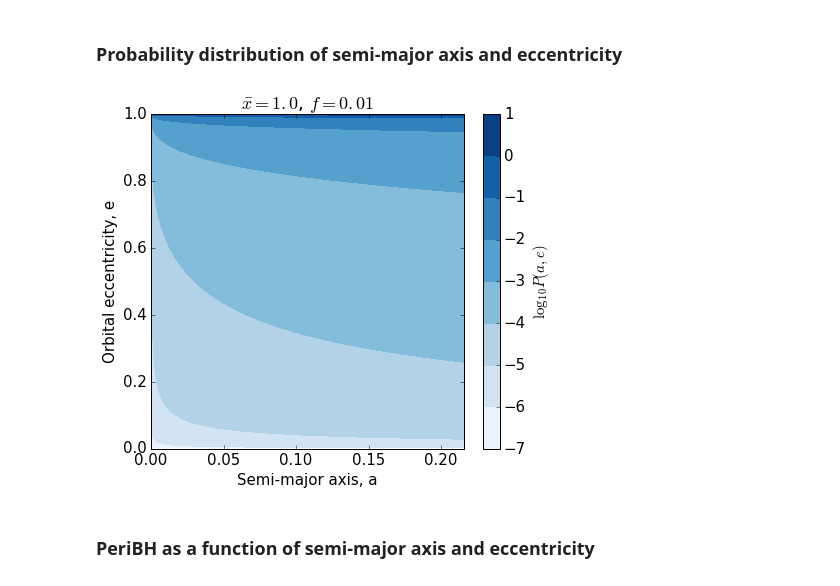
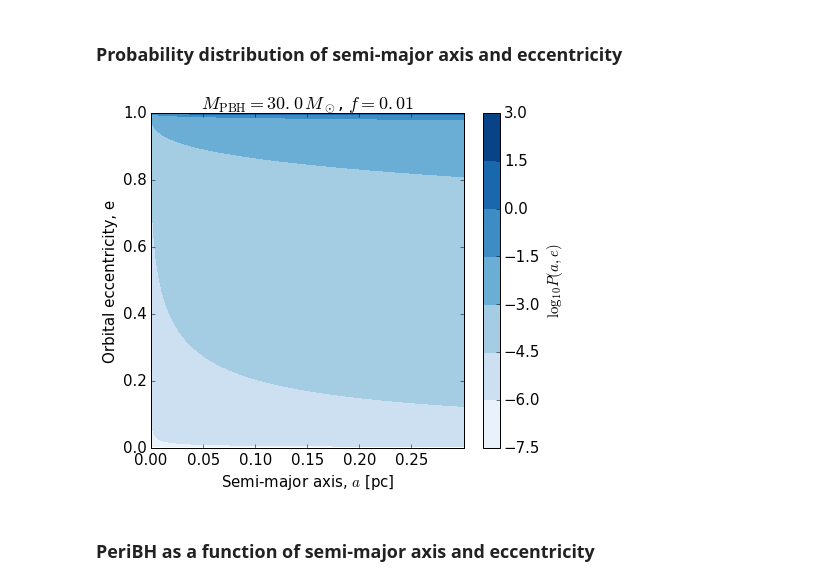
Before and after one commit to LBJ-Wade/PBHinDMclothing, a Jupyter notebook: code/PBH.ipynb, the cells around one changed output. Saved outputs shown, nothing was run; the diff lists cells and outputs as text; code cells hidden in the pictures.

```diff
--- a/code/PBH.ipynb
+++ b/code/PBH.ipynb
@@ -20,6 +22,10 @@ Some function definitions
+# %%
+#Mean PBH separation at z_eq (in pc)
+def xbar(f, M_PBH):
+    return 3e-1*((M_PBH/30.0)**(1.0/3.0))*(f**(-1.0/3.0))
 # %%
 #Maximum eccentricity
-def emax(a, f=1.0, xbar=1.0):
-    return np.sqrt(1.0-(f**1.5)*(a/xbar)**1.5)
+def emax(a, f, M_PBH=30.0):
+    return np.sqrt(1.0-(f**1.5)*(a/xbar(f, M_PBH))**1.5)
 # %%
 #PeriBH
@@ -30,49 +36,48 @@ def periBH(a, e, f=1.0, xbar=1.0):
         return a*(1.0-e)
 # %%
 #PDF for a and e
-def P_ae(a, e, f=1.0, xbar=1.0):
-    if (e > emax(a, f, xbar)):
+def P_ae(a, e, f, M_PBH=30.0):
+    if (e > emax(a, f, M_PBH)):
         return 0.0
     else:
-        return 0.75*(f**1.5)*(xbar**-1.5)*(a**0.5)*e*(1-e**2)**-1.5
+        return 0.75*(f**1.5)*(xbar(f, M_PBH)**(-1.5))*(a**0.5)*e*(1-e**2)**-1.5
 # %% [markdown]
 ### Probability distribution of semi-major axis and eccentricity
 # %%
-#Let's fix some reference values for xbar and f
-
-xbar_ref = 1e0
+#Let's fix a reference value for f and M_PBH
+M_PBH = 30.0
 f_ref = 1e-2
 
 #Corresponding maximum value for a:
-a_max = (f_ref**(1.0/3.0))*xbar_ref
+a_max = (f_ref**(1.0/3.0))*xbar(f_ref, M_PBH)
 
 #Generate a grid in (a, e)
-a_list = np.linspace(0, a_max, 201)
-e_list = np.linspace(0, 0.999,201)
+a_list = np.linspace(0.0, a_max, 201)
+e_list = np.linspace(0.0, 0.9999,201)
 a_grid, e_grid = np.meshgrid(a_list, e_list, indexing='xy')
 
 
 pl.figure(figsize=(7,6))
 
 #Plotted filled contours of log10 of PDF of a, e
-P_ae_vec = np.vectorize(P_ae)
-pl.contourf(a_grid, e_grid, np.log10(P_ae_vec(a_grid, e_grid, f_ref, xbar_ref)), cmap="Blues")
+P_ae_vec = np.vectorize(P_ae, excluded=(2,3))
+pl.contourf(a_grid, e_grid, np.log10(P_ae_vec(a_grid, e_grid, f_ref, M_PBH)), cmap="Blues")
 pl.colorbar(label=r"$\log_{10}P(a, e)$")
 
 #Plot the maximum value of the eccentricity
-pl.plot(a_list, emax(a_list, f_ref, xbar_ref), 'k-', lw=2.0)
+pl.plot(a_list, emax(a_list, f_ref, M_PBH), 'k-', lw=2.0)
 
 #Add some labels
-pl.xlabel("Semi-major axis, a")
+pl.xlabel("Semi-major axis, $a$ [pc]")
 pl.ylabel("Orbital eccentricity, e")
-pl.title(r"$\bar{x} = " + str(xbar_ref) + "$, $f = " + str(f_ref) + "$")
+pl.title(r"$M_\mathrm{PBH} = " + str(M_PBH) + "\,M_\odot$, $f = " + str(f_ref) + "$")
 
 pl.xlim(0, a_max)
 
 pl.savefig("../plots/PDF_axis_eccentricity.pdf", bbox_inches="tight")
 pl.show()
 # %% [output]
-[figure, old version]
+[figure, new version]
 # %% [markdown]
 ### PeriBH as a function of semi-major axis and eccentricity
 # %%
```
Also changed, not shown: parts of 7 cells of this notebook, 3 other files.
